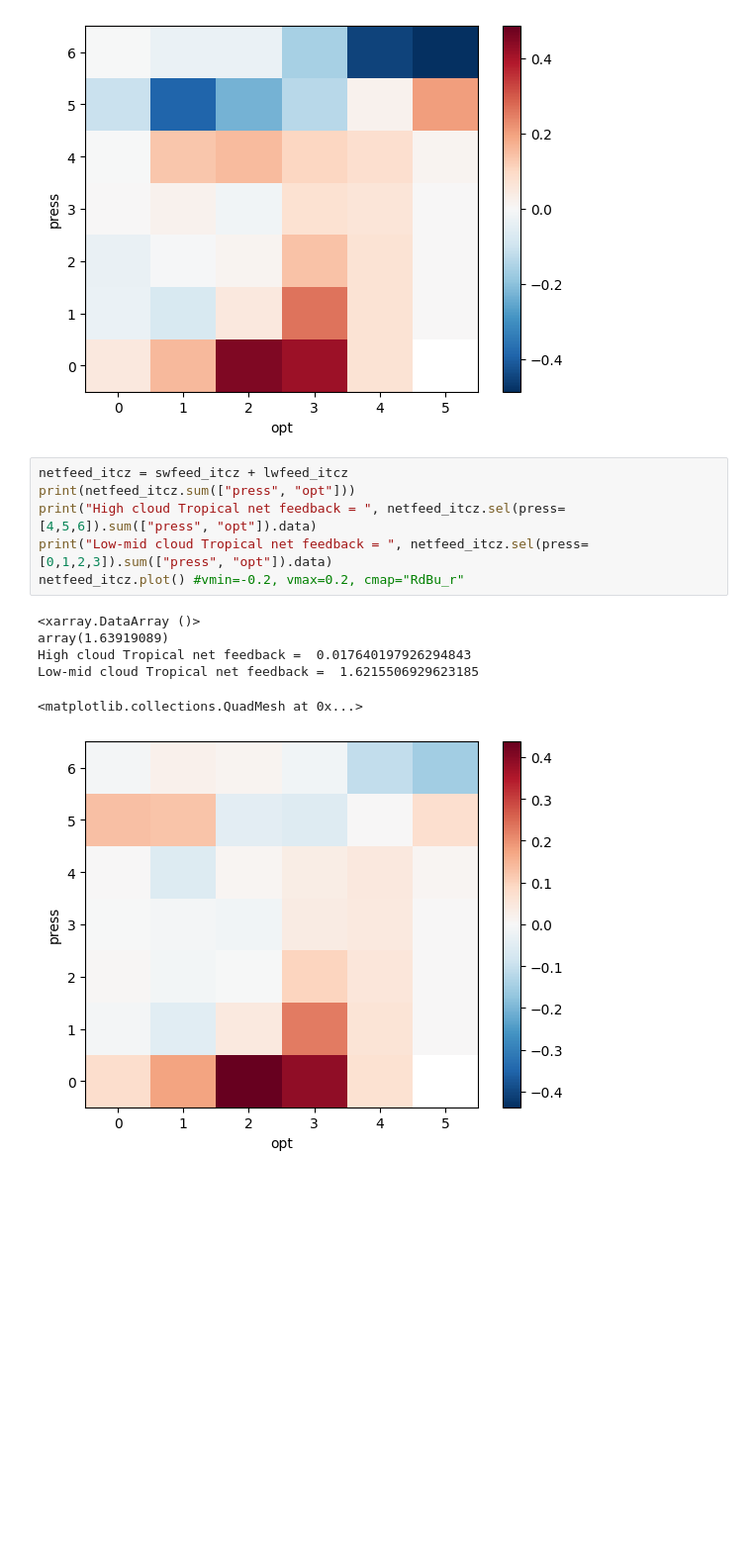
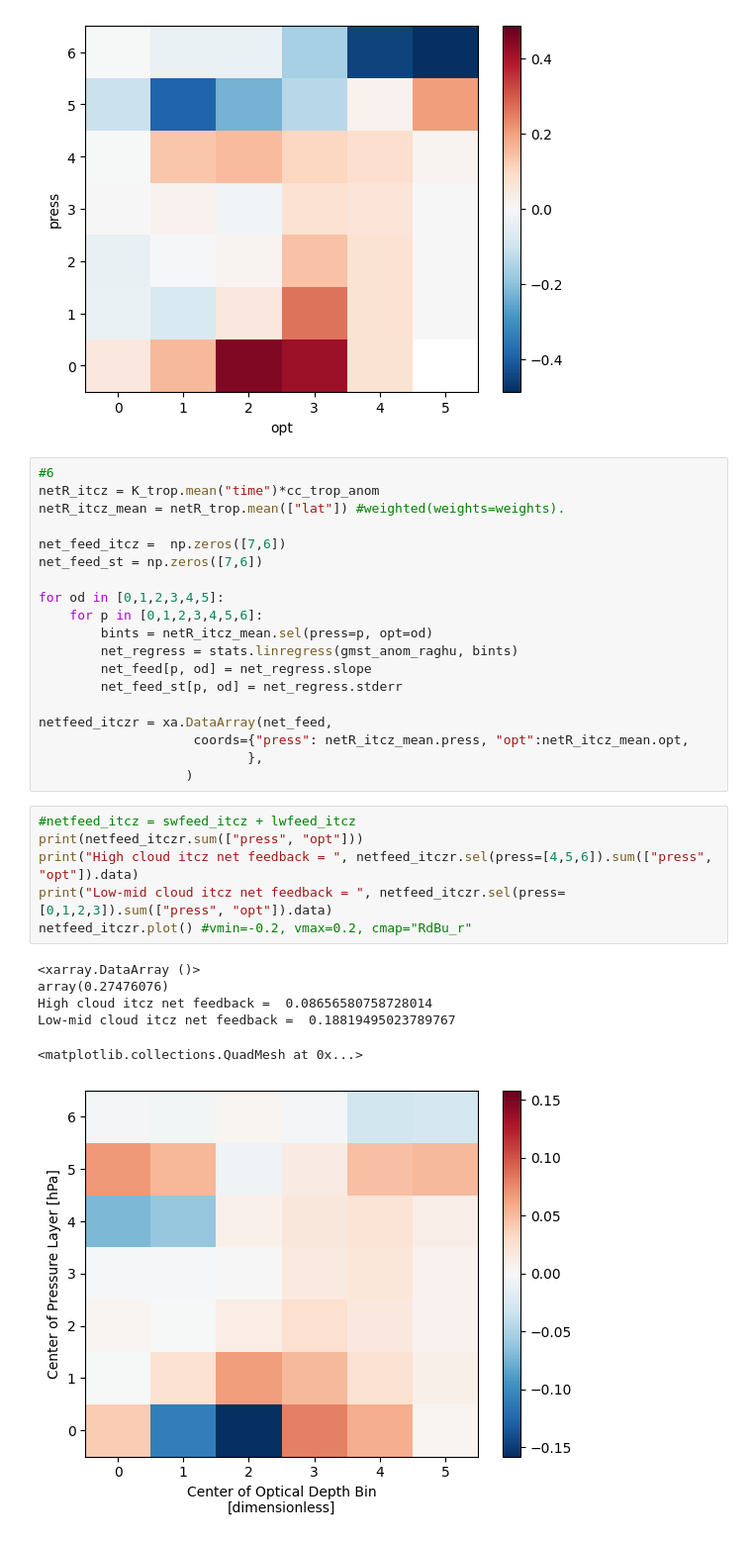
Before and after one commit to paula-rj/HighClouds, a Jupyter notebook: feedbacks.ipynb, the cells around one changed output. Shown: that part at 99% size. Saved outputs shown, nothing was run; the diff lists cells and outputs as text; blank space fills up the shorter version.

Commit message:
ITCZ feedback decomposition. Res very high.

```diff
--- a/feedbacks.ipynb
+++ b/feedbacks.ipynb
@@ -596,19 +593,38 @@ High cloud ITCZ SW feedback =  -1.319930870039883
 Low-mid cloud ITCZ SW feedback =  1.7473716524428773
 <matplotlib.collections.QuadMesh at 0x...>
 [figure]
+# %%
+#6
+netR_itcz = K_trop.mean("time")*cc_trop_anom
+netR_itcz_mean = netR_trop.mean(["lat"]) #weighted(weights=weights).
+
+net_feed_itcz =  np.zeros([7,6])
+net_feed_st = np.zeros([7,6])
+
+for od in [0,1,2,3,4,5]:
+    for p in [0,1,2,3,4,5,6]:
+        bints = netR_itcz_mean.sel(press=p, opt=od)
+        net_regress = stats.linregress(gmst_anom_raghu, bints)
+        net_feed[p, od] = net_regress.slope
+        net_feed_st[p, od] = net_regress.stderr
+
+netfeed_itczr = xa.DataArray(net_feed,
+                    coords={"press": netR_itcz_mean.press, "opt":netR_itcz_mean.opt,
+                           },
+                   )
 # %%
-netfeed_itcz = swfeed_itcz + lwfeed_itcz
-print(netfeed_itcz.sum(["press", "opt"]))
-print("High cloud Tropical net feedback = ", netfeed_itcz.sel(press=[4,5,6]).sum(["press", "opt"]).data)
-print("Low-mid cloud Tropical net feedback = ", netfeed_itcz.sel(press=[0,1,2,3]).sum(["press", "opt"]).data)
-netfeed_itcz.plot() #vmin=-0.2, vmax=0.2, cmap="RdBu_r"
+#netfeed_itcz = swfeed_itcz + lwfeed_itcz
+print(netfeed_itczr.sum(["press", "opt"]))
+print("High cloud itcz net feedback = ", netfeed_itczr.sel(press=[4,5,6]).sum(["press", "opt"]).data)
+print("Low-mid cloud itcz net feedback = ", netfeed_itczr.sel(press=[0,1,2,3]).sum(["press", "opt"]).data)
+netfeed_itczr.plot() #vmin=-0.2, vmax=0.2, cmap="RdBu_r"
 # %% [output]
 <xarray.DataArray ()>
-array(1.63919089)
-High cloud Tropical net feedback =  0.017640197926294843
-Low-mid cloud Tropical net feedback =  1.6215506929623185
+array(0.27476076)
+High cloud itcz net feedback =  0.08656580758728014
+Low-mid cloud itcz net feedback =  0.18819495023789767
 <matplotlib.collections.QuadMesh at 0x...>
-[figure, old version]
+[figure, new version]
 # %%
 fig, (ax1, ax2, ax3) = plt.subplots(1, 3, figsize=(15,4))
 
```
Also changed, not shown: parts of 24 cells of this notebook, 1 other file.
